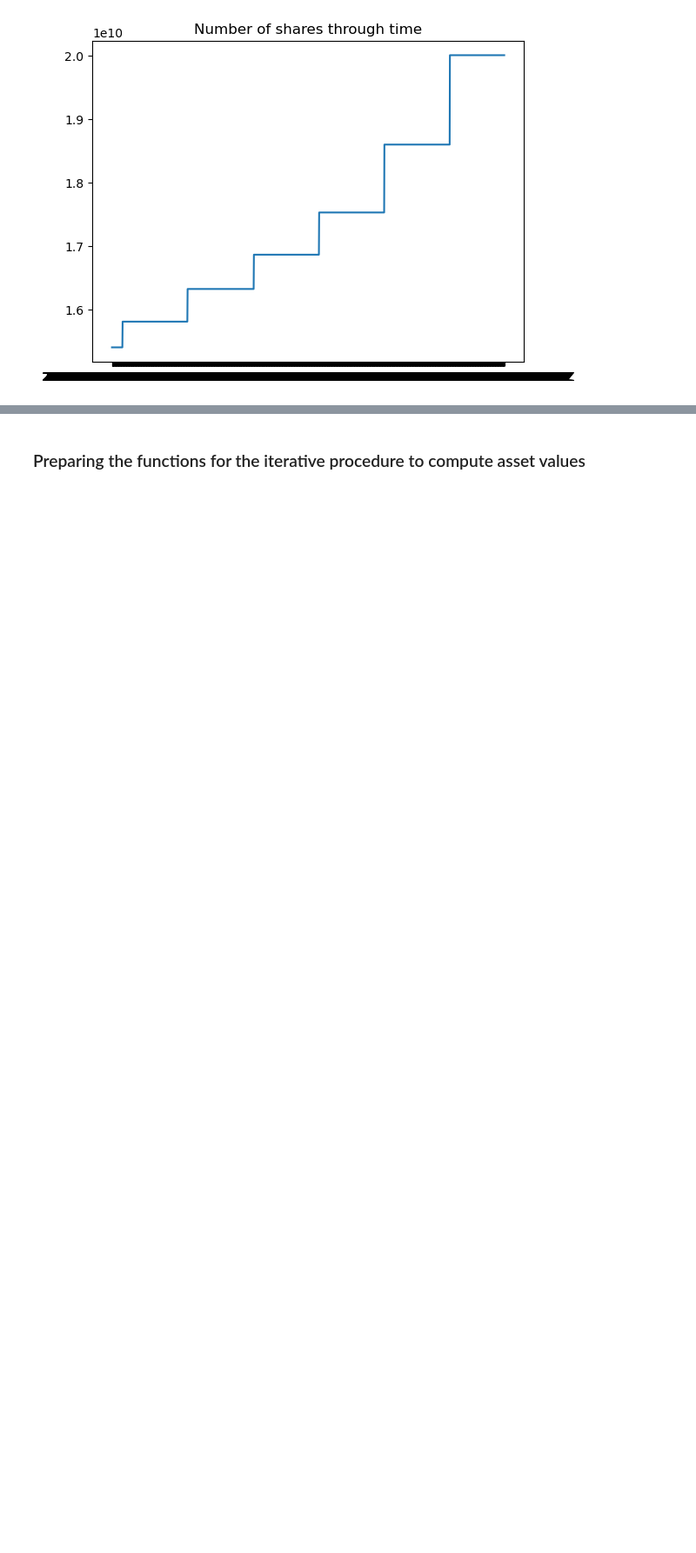
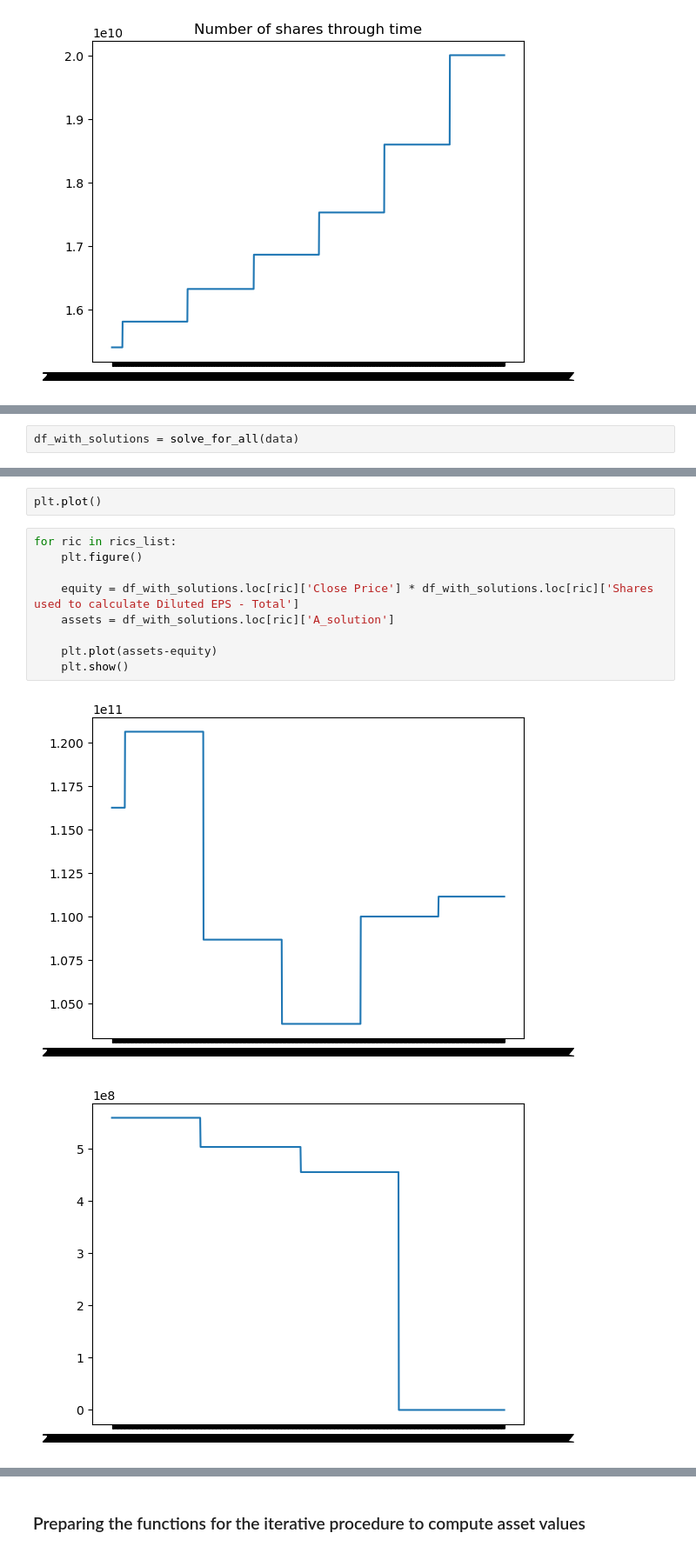
Before and after one commit to francescomazzolin/stochastic-finance-project, a Jupyter notebook: main.ipynb, the cells around one changed output, grey strips where cells are left out. Shown at 87% size. Drawn from its saved outputs; the diff is of its cells as text; blank space fills up the shorter version.

```diff
--- a/main.ipynb
+++ b/main.ipynb
@@ -116,0 +239,2 @@ plt.show()
+# %%
+df_with_solutions = solve_for_all(data)
@@ -116,0 +275,14 @@ plt.show()
+# %%
+plt.plot()
+# %%
+for ric in rics_list:
+    plt.figure()
+
+    equity = df_with_solutions.loc[ric]['Close Price'] * df_with_solutions.loc[ric]['Shares used to calculate Diluted EPS - Total']
+    assets = df_with_solutions.loc[ric]['A_solution']
+
+    plt.plot(assets-equity)
+    plt.show()
+# %% [output]
+[figure, added]
+[figure, added]
```
Also changed, not shown: parts of 18 cells of this notebook, 2 other files.
